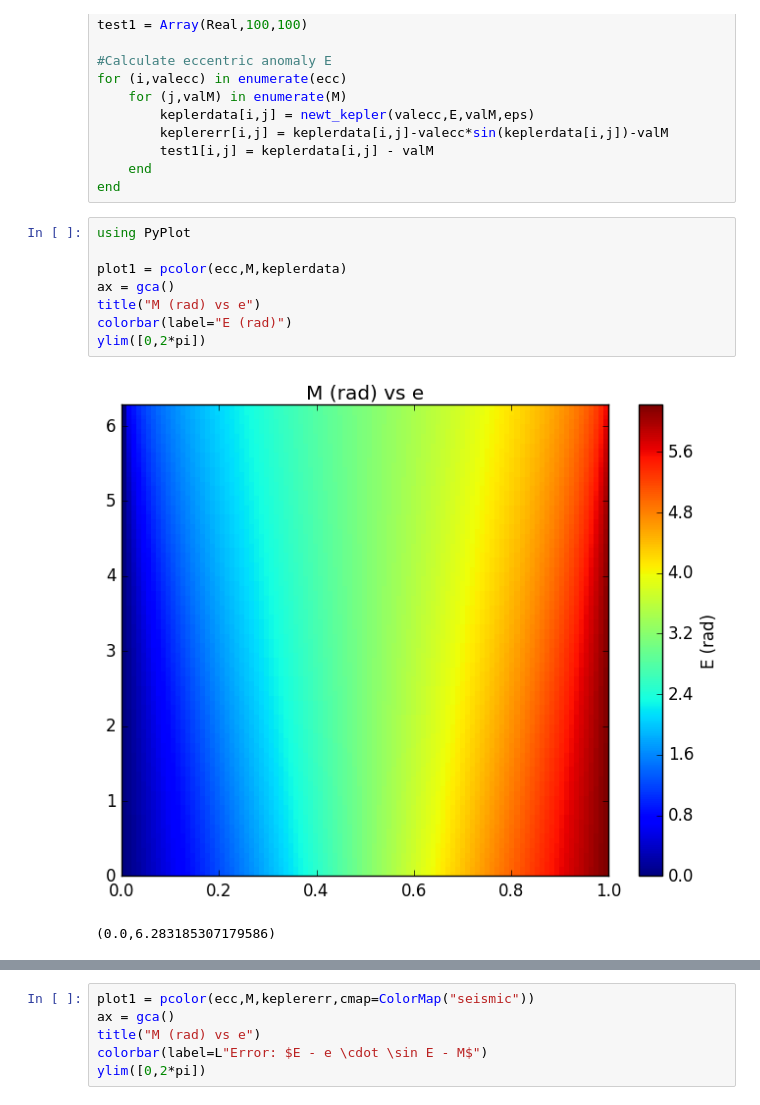
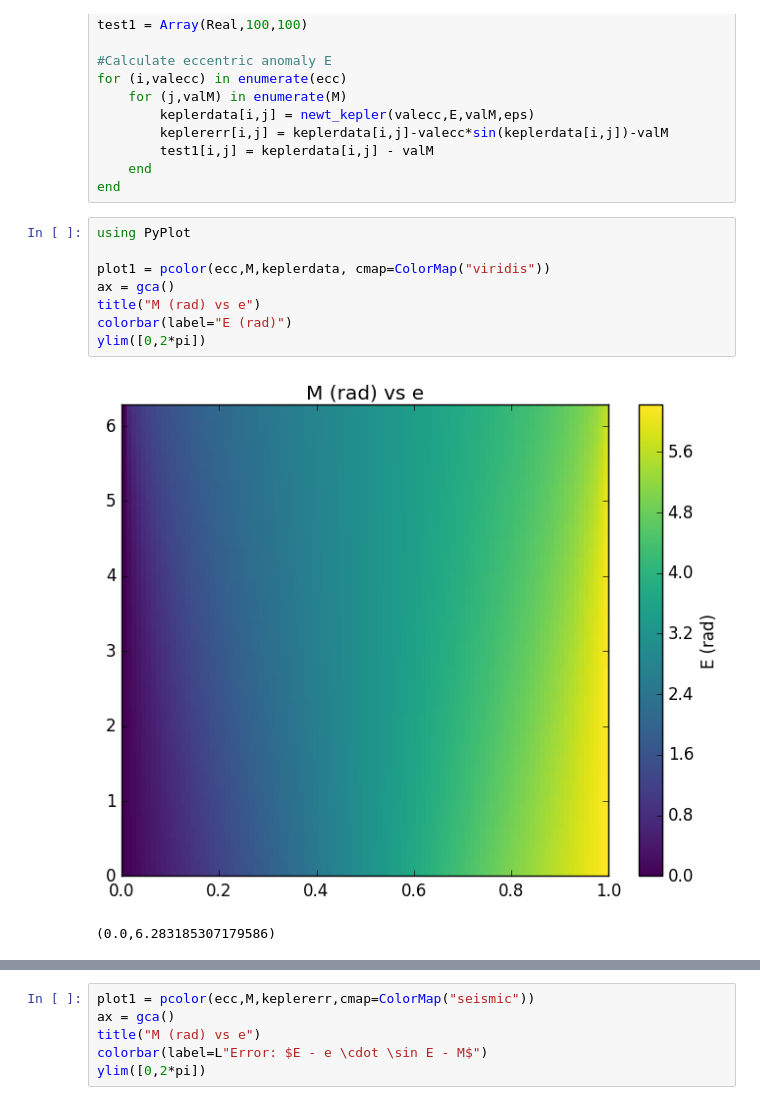
Before and after one commit to alincowski/exoplanets_julia, a Jupyter notebook: Newton-Raphson.ipynb, the cells around one changed output, grey strips where cells are left out. Drawn from its saved outputs; the diff is of its cells as text.

Commit message:
Updated colormap for Newton-Raphson

```diff
--- a/Newton-Raphson.ipynb
+++ b/Newton-Raphson.ipynb
@@ -63,13 +63,13 @@ end
 # %%
 using PyPlot
 
-plot1 = pcolor(ecc,M,keplerdata)
+plot1 = pcolor(ecc,M,keplerdata, cmap=ColorMap("viridis"))
 ax = gca()
 title("M (rad) vs e")
 colorbar(label="E (rad)")
 ylim([0,2*pi])
 # %% [output]
-[figure, old version]
+[figure, new version]
 (0.0,6.283185307179586)
 # %%
 #A different way to plot this...
```
Also changed, not shown: parts of 1 cell of this notebook, 2 other files.
